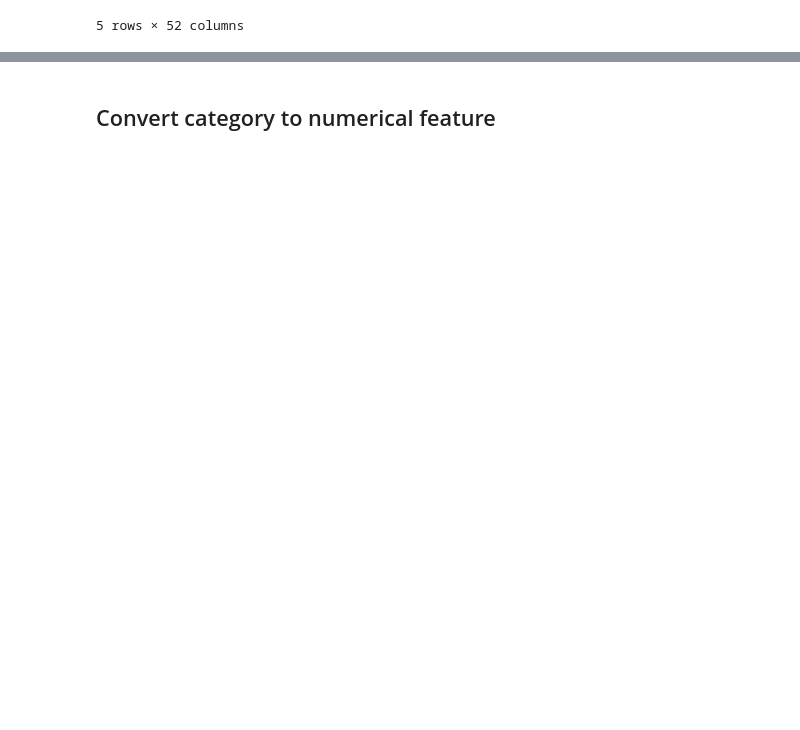
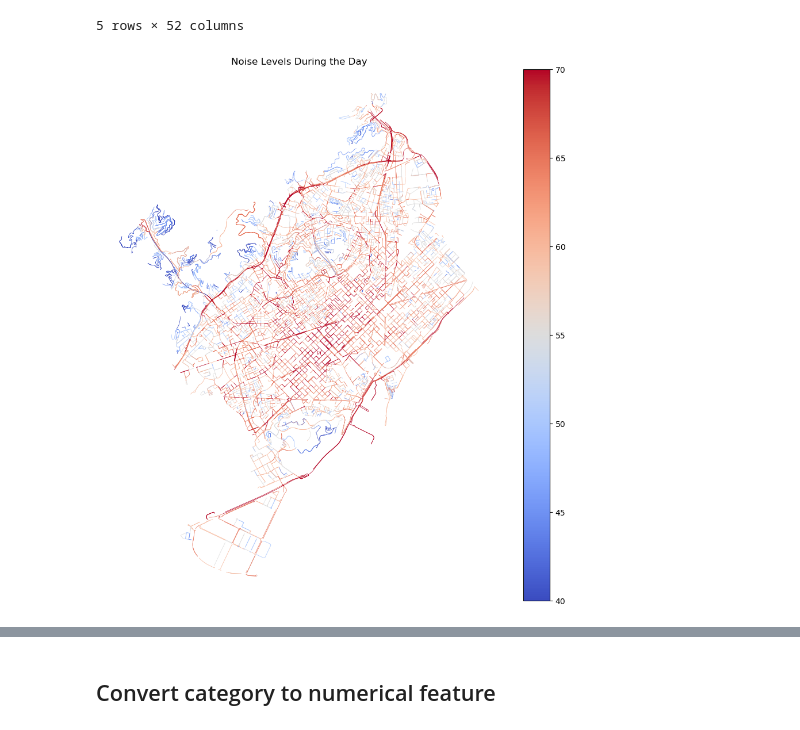
Before and after one commit to AndreaCutroni/ML-Noise-Prediction, a Jupyter notebook: notebooks/_elena/OSM_roads_copy.ipynb, the cells around one changed output, grey strips where cells are left out. Saved outputs shown, nothing was run; the diff lists cells and outputs as text; code cells hidden in the pictures; blank space fills up the shorter version.

```diff
--- a/notebooks/_elena/OSM_roads_copy.ipynb
+++ b/notebooks/_elena/OSM_roads_copy.ipynb
@@ -149,3 +149,10 @@ noise_roads.head()
 |  | 30343672 | 0 | 4079509 | tertiary | 2 | 30 | Carrer de Pepe Rubianes | 0 | False | 15.374932 | LINESTRING (432323.988 4581101.63... | ... |
 | 3055187877 | 431100338 | 0 | [900167872, 900167871] | residential | NaN | 30 | Carrer de Copèrnic | 0 | False | 46.078887 | LINESTRING (428285.093 4583684.31... | ... |
 5 rows × 52 columns
+# %%
+noise_roads['noise_day'] = noise_roads['noise_day'].clip(lower=40, upper=70)
+ax = noise_roads.plot(cmap="coolwarm", column='noise_day', linewidth=0.5, legend=True, figsize=(12, 12))
+ax.set_title('Noise Levels During the Day')
+ax.set_axis_off()
+# %% [output]
+[figure, added]
```
Also changed, not shown: parts of 10 cells of this notebook, 2 other files.
